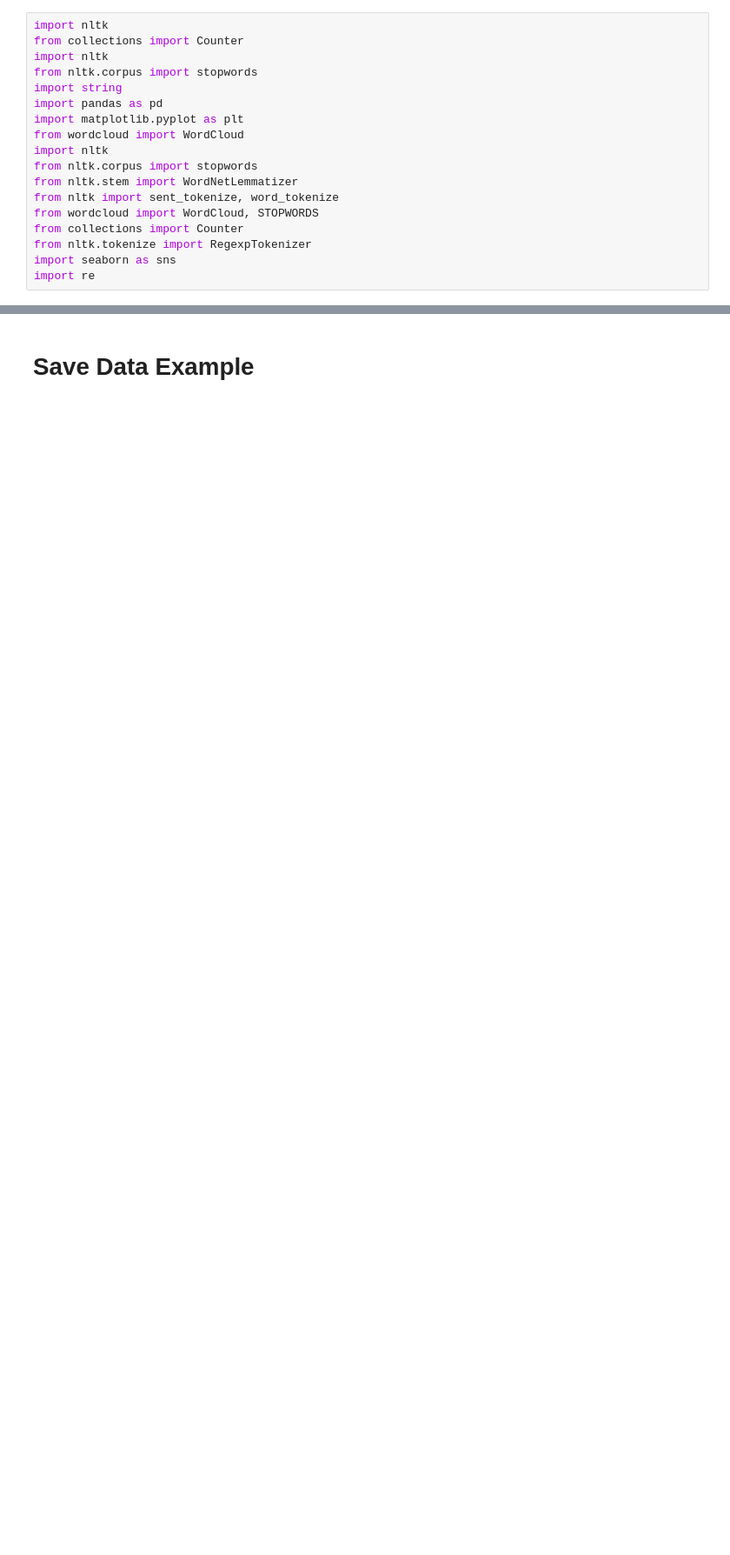
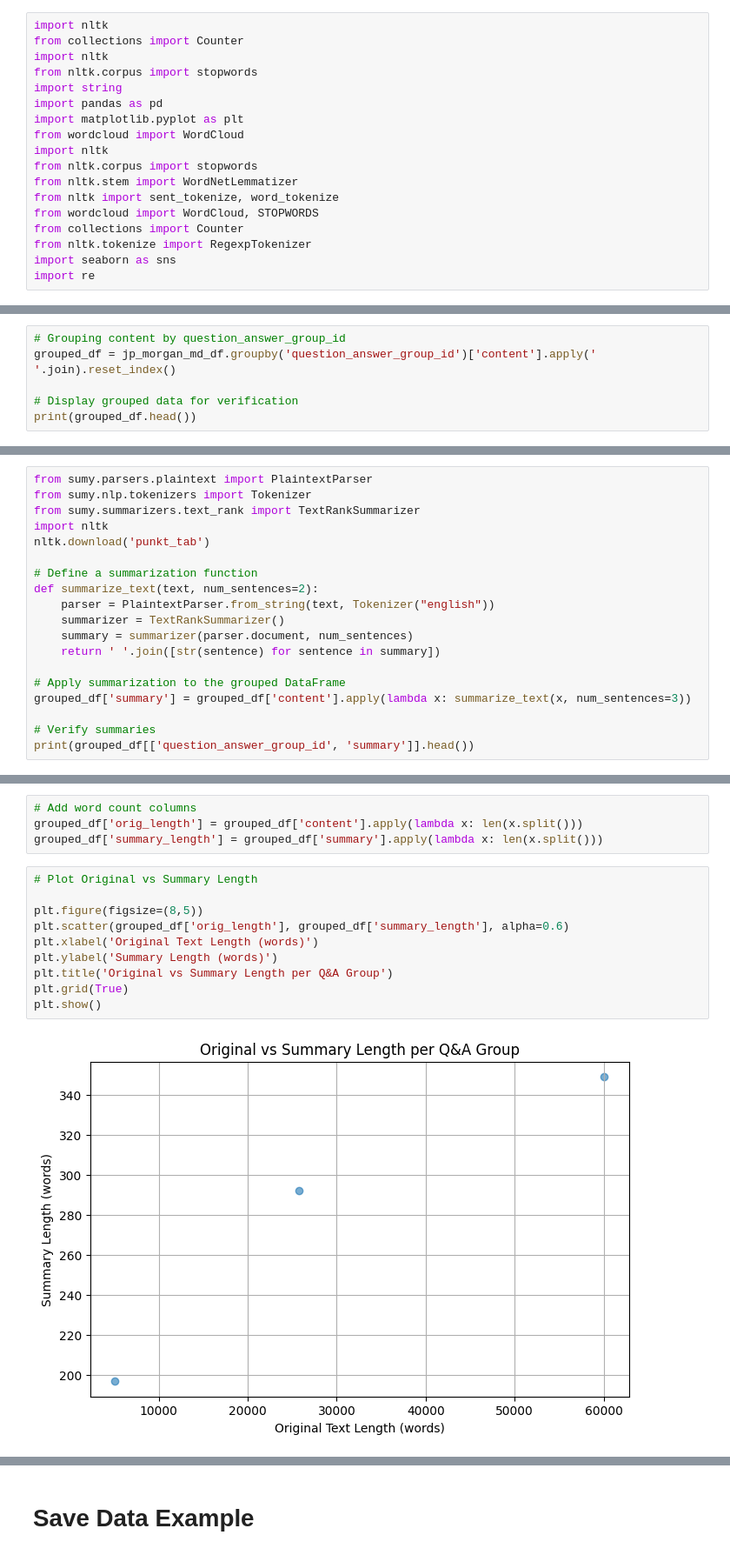
Before and after one commit to EErlando/Quarterly-Bytes, a Jupyter notebook: notebooks/2_exploratory_data_analysis/Text_SUM.ipynb, the cells around one changed output, grey strips where cells are left out. Shown at 87% size. Cells and saved outputs as stored; diff of their text form; blank space fills up the shorter version.

```diff
--- a/notebooks/2_exploratory_data_analysis/Text_SUM.ipynb
+++ b/notebooks/2_exploratory_data_analysis/Text_SUM.ipynb
@@ -93,3 +93,9 @@ display(jp_morgan_md_df.head())
 | 2 | 2 | 0 | John E. McDonald | Analyst | Autonomous Research | Okay. And as my follow up, could ... | 2022 | 1 |
 | 3 | 3 | 0 | Jeremy Barnum | Chief Financial Officer | JPMorgan Chase & Co. | Yeah. I guess I would direct you ... | 2022 | 1 |
 | 4 | 4 | 0 | John E. McDonald | Analyst | Autonomous Research | Okay. Thanks. | 2022 | 1 |
+# %%
+# Grouping content by question_answer_group_id
+grouped_df = jp_morgan_md_df.groupby('question_answer_group_id')['content'].apply(' '.join).reset_index()
+
+# Display grouped data for verification
+print(grouped_df.head())
@@ -95,0 +127,19 @@ display(jp_morgan_md_df.head())
+# %%
+from sumy.parsers.plaintext import PlaintextParser
+from sumy.nlp.tokenizers import Tokenizer
+from sumy.summarizers.text_rank import TextRankSummarizer
+import nltk
+nltk.download('punkt_tab')
+
+# Define a summarization function
+def summarize_text(text, num_sentences=2):
+    parser = PlaintextParser.from_string(text, Tokenizer("english"))
+    summarizer = TextRankSummarizer()
+    summary = summarizer(parser.document, num_sentences)
+    return ' '.join([str(sentence) for sentence in summary])
+
+# Apply summarization to the grouped DataFrame
+grouped_df['summary'] = grouped_df['content'].apply(lambda x: summarize_text(x, num_sentences=3))
+
+# Verify summaries
+print(grouped_df[['question_answer_group_id', 'summary']].head())
@@ -95,0 +155,16 @@ display(jp_morgan_md_df.head())
+# %%
+# Add word count columns
+grouped_df['orig_length'] = grouped_df['content'].apply(lambda x: len(x.split()))
+grouped_df['summary_length'] = grouped_df['summary'].apply(lambda x: len(x.split()))
+# %%
+# Plot Original vs Summary Length
+
+plt.figure(figsize=(8,5))
+plt.scatter(grouped_df['orig_length'], grouped_df['summary_length'], alpha=0.6)
+plt.xlabel('Original Text Length (words)')
+plt.ylabel('Summary Length (words)')
+plt.title('Original vs Summary Length per Q&A Group')
+plt.grid(True)
+plt.show()
+# %% [output]
+[figure, added]
```
Also changed, not shown: parts of 11 cells of this notebook.
